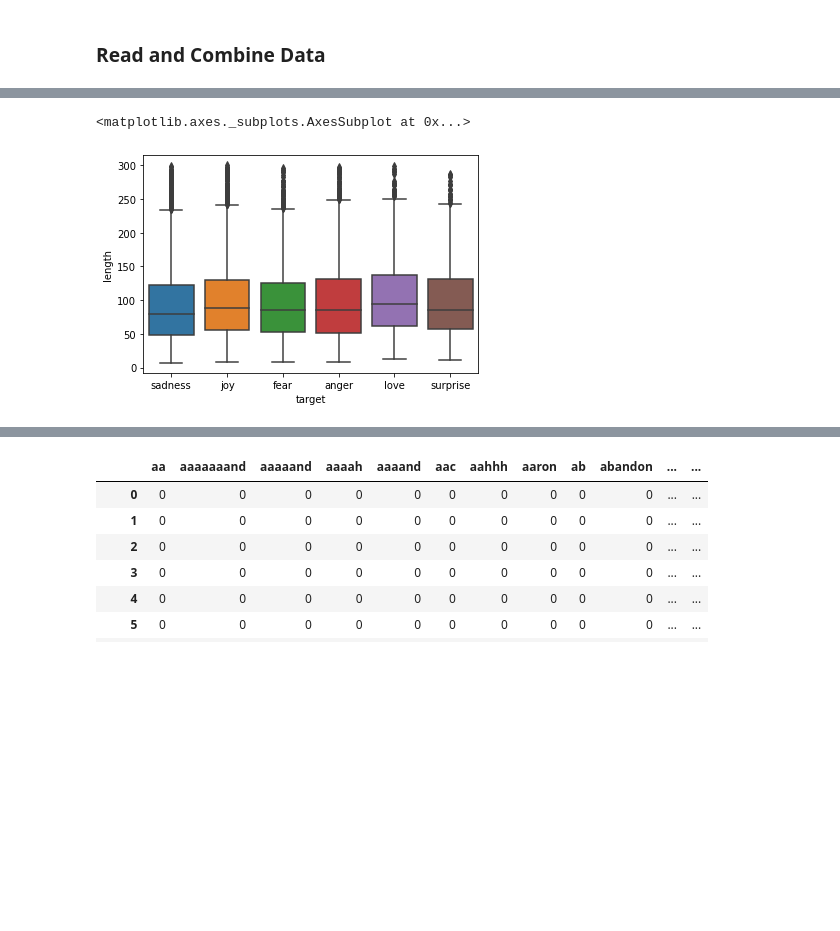
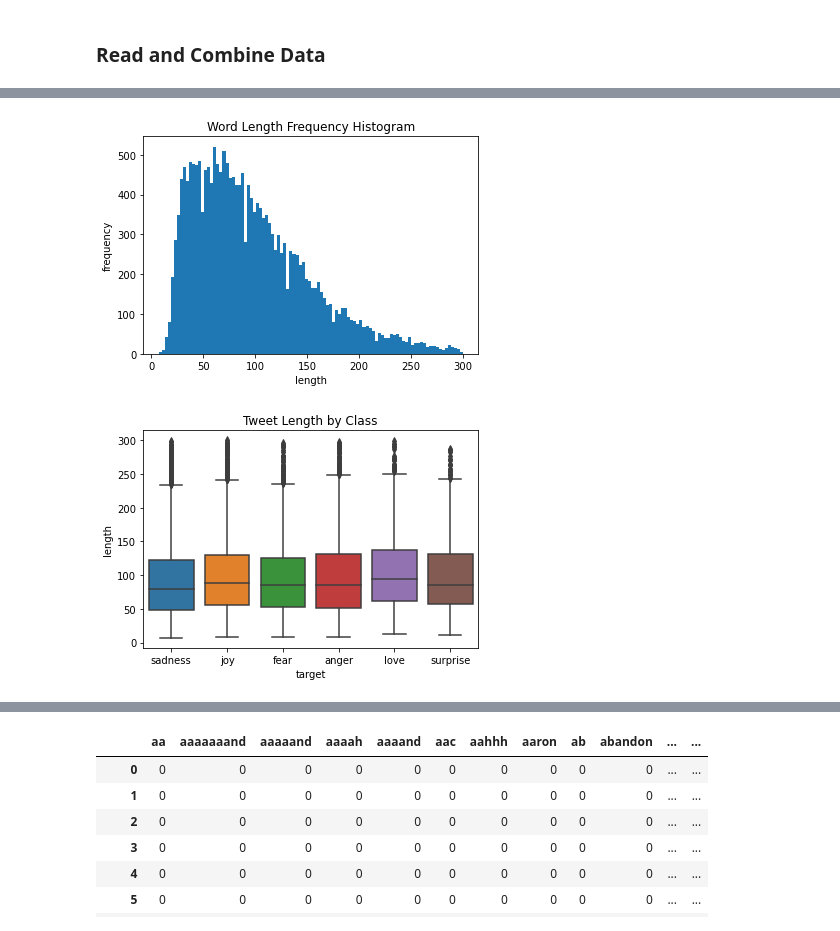
Before and after one commit to apeiffer/sentiment-analysis, a Jupyter notebook: notebooks/data_stats.ipynb, the cells around one changed output, grey strips where cells are left out. Drawn from its saved outputs; the diff is of its cells as text; code cells hidden in the pictures; blank space fills up the shorter version.

```diff
--- a/notebooks/data_stats.ipynb
+++ b/notebooks/data_stats.ipynb
@@ -54,15 +55,24 @@ sns.countplot(data.target)
 # %%
 from matplotlib import pyplot as plt
 %matplotlib inline
 
 # add length of text strings
 data['length'] = data.text.apply(lambda x: len(x))
 
 plt.figure()
+plt.xlabel('length')
+plt.ylabel('frequency')
+plt.title('Word Length Frequency Histogram')
+plt.hist(data['length'],bins=100)
+plt.savefig('../plots/tweet_length_hist.pdf')
+
+plt.figure()
 sns.boxplot(x='target', y='length',data=data)
+plt.title('Tweet Length by Class')
+plt.savefig('../plots/tweet_length.pdf')
 # %% [output]
-<matplotlib.axes._subplots.AxesSubplot at 0x...>
-[figure, old version]
+[figure, new version]
+[figure, added]
 # %%
 from collections import Counter
 import numpy as np
```
Also changed, not shown: parts of 3 cells of this notebook, 9 other files.
